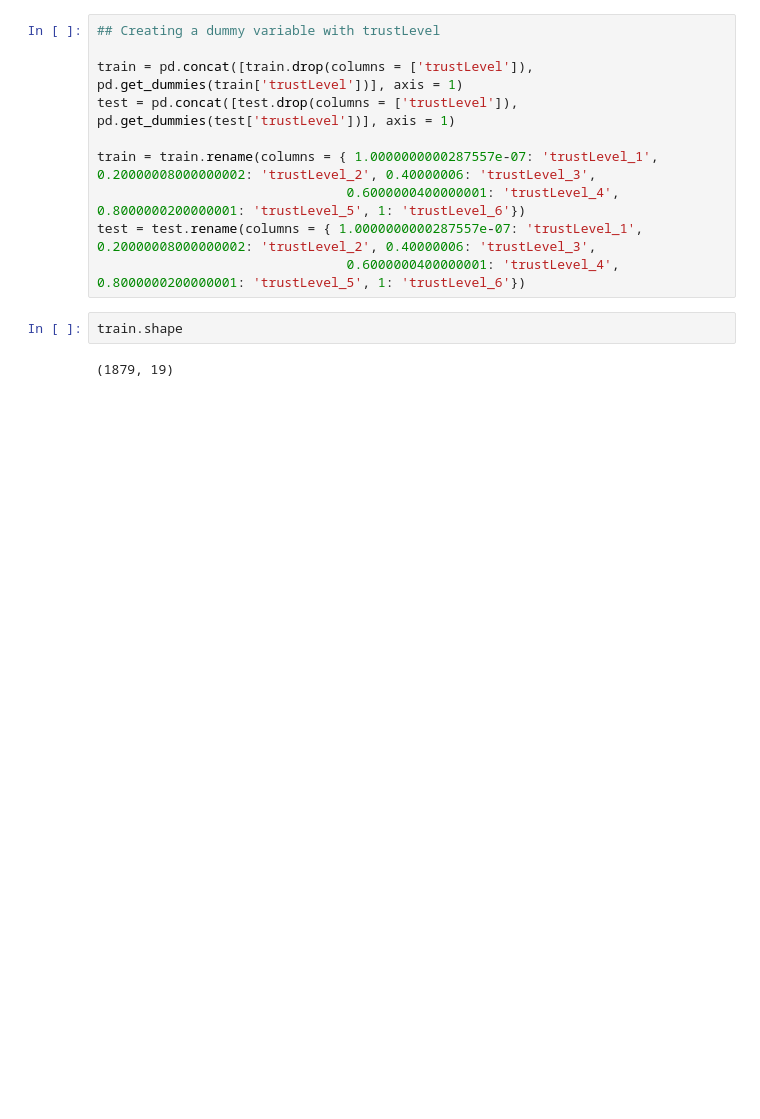
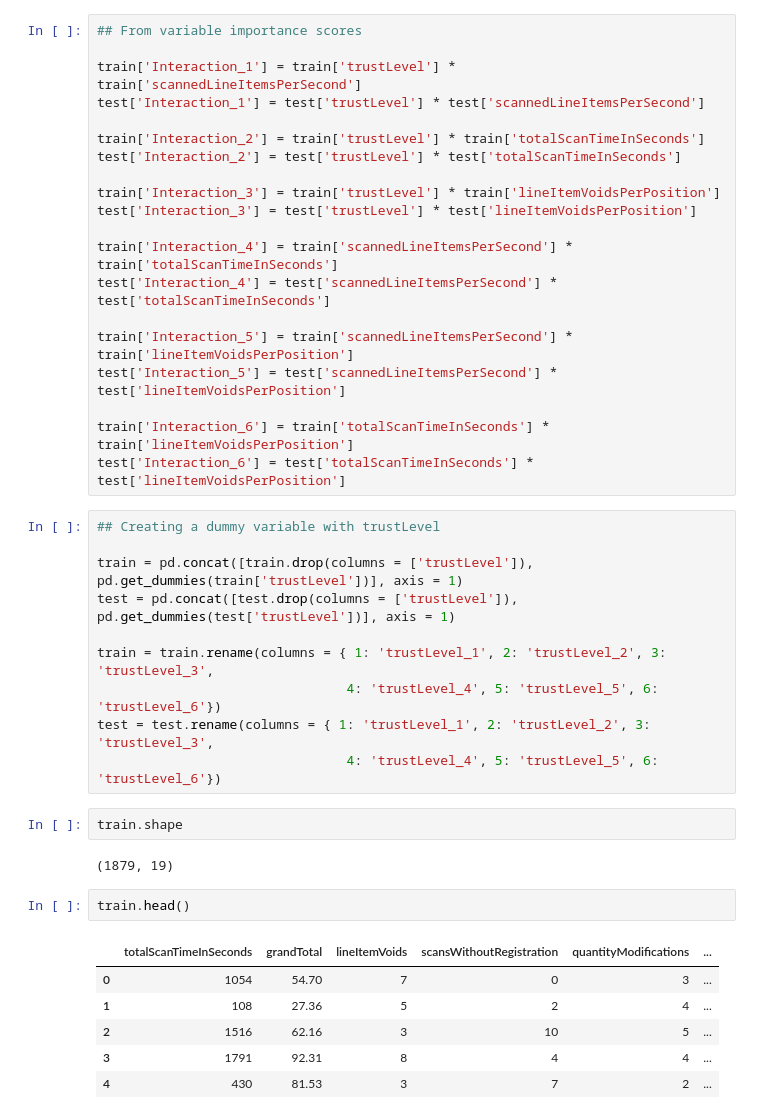
Before and after one commit to Evan-Callaghan/DATA-448-Predictive-Analytics, a Jupyter notebook: Data Mining Cup Task/DMC_Task.ipynb, the cells around one changed output. Cells and saved outputs as stored; diff of their text form; blank space fills up the shorter version.

```diff
--- a/Data Mining Cup Task/DMC_Task.ipynb
+++ b/Data Mining Cup Task/DMC_Task.ipynb
@@ -167,14 +208,43 @@ test['Interaction_4'] = np.where((test['trustLevel'] > 0.1) & (test['trustLevel'
+# %%
+## From variable importance scores
+
+train['Interaction_1'] = train['trustLevel'] * train['scannedLineItemsPerSecond']
+test['Interaction_1'] = test['trustLevel'] * test['scannedLineItemsPerSecond']
+
+train['Interaction_2'] = train['trustLevel'] * train['totalScanTimeInSeconds']
+test['Interaction_2'] = test['trustLevel'] * test['totalScanTimeInSeconds']
+
+train['Interaction_3'] = train['trustLevel'] * train['lineItemVoidsPerPosition']
+test['Interaction_3'] = test['trustLevel'] * test['lineItemVoidsPerPosition']
+
+train['Interaction_4'] = train['scannedLineItemsPerSecond'] * train['totalScanTimeInSeconds']
+test['Interaction_4'] = test['scannedLineItemsPerSecond'] * test['totalScanTimeInSeconds']
+
+train['Interaction_5'] = train['scannedLineItemsPerSecond'] * train['lineItemVoidsPerPosition']
+test['Interaction_5'] = test['scannedLineItemsPerSecond'] * test['lineItemVoidsPerPosition']
+
+train['Interaction_6'] = train['totalScanTimeInSeconds'] * train['lineItemVoidsPerPosition']
+test['Interaction_6'] = test['totalScanTimeInSeconds'] * test['lineItemVoidsPerPosition']
 # %%
 ## Creating a dummy variable with trustLevel
 
 train = pd.concat([train.drop(columns = ['trustLevel']), pd.get_dummies(train['trustLevel'])], axis = 1)
 test = pd.concat([test.drop(columns = ['trustLevel']), pd.get_dummies(test['trustLevel'])], axis = 1)
 
-train = train.rename(columns = { 1.0000000000287557e-07: 'trustLevel_1', 0.20000008000000002: 'trustLevel_2', 0.40000006: 'trustLevel_3',
-                                0.6000000400000001: 'trustLevel_4', 0.8000000200000001: 'trustLevel_5', 1: 'trustLevel_6'})
-test = test.rename(columns = { 1.0000000000287557e-07: 'trustLevel_1', 0.20000008000000002: 'trustLevel_2', 0.40000006: 'trustLevel_3',
-                                0.6000000400000001: 'trustLevel_4', 0.8000000200000001: 'trustLevel_5', 1: 'trustLevel_6'})
+train = train.rename(columns = { 1: 'trustLevel_1', 2: 'trustLevel_2', 3: 'trustLevel_3',
+                                4: 'trustLevel_4', 5: 'trustLevel_5', 6: 'trustLevel_6'})
+test = test.rename(columns = { 1: 'trustLevel_1', 2: 'trustLevel_2', 3: 'trustLevel_3',
+                                4: 'trustLevel_4', 5: 'trustLevel_5', 6: 'trustLevel_6'})
 # %%
 train.shape
 # %% [output]
 (1879, 19)
+# %%
+train.head()
+# %% [output]
+|  | totalScanTimeInSeconds | grandTotal | lineItemVoids | scansWithoutRegistration | quantityModifications | ... |
+| 0 | 1054 | 54.70 | 7 | 0 | 3 | ... |
+| 1 | 108 | 27.36 | 5 | 2 | 4 | ... |
+| 2 | 1516 | 62.16 | 3 | 10 | 5 | ... |
+| 3 | 1791 | 92.31 | 8 | 4 | 4 | ... |
+| 4 | 430 | 81.53 | 3 | 7 | 2 | ... |
```
Also changed, not shown: parts of 9 cells of this notebook.
